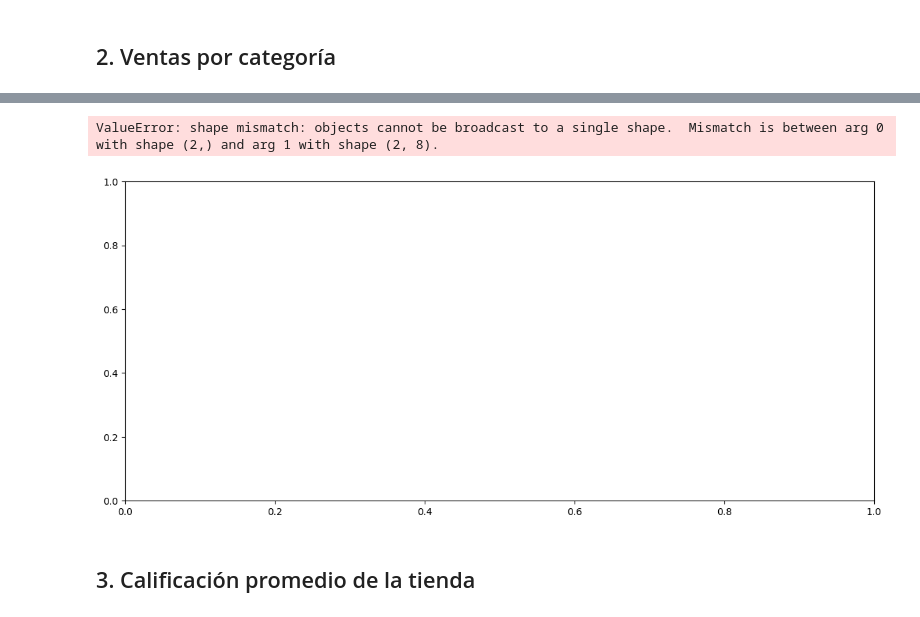
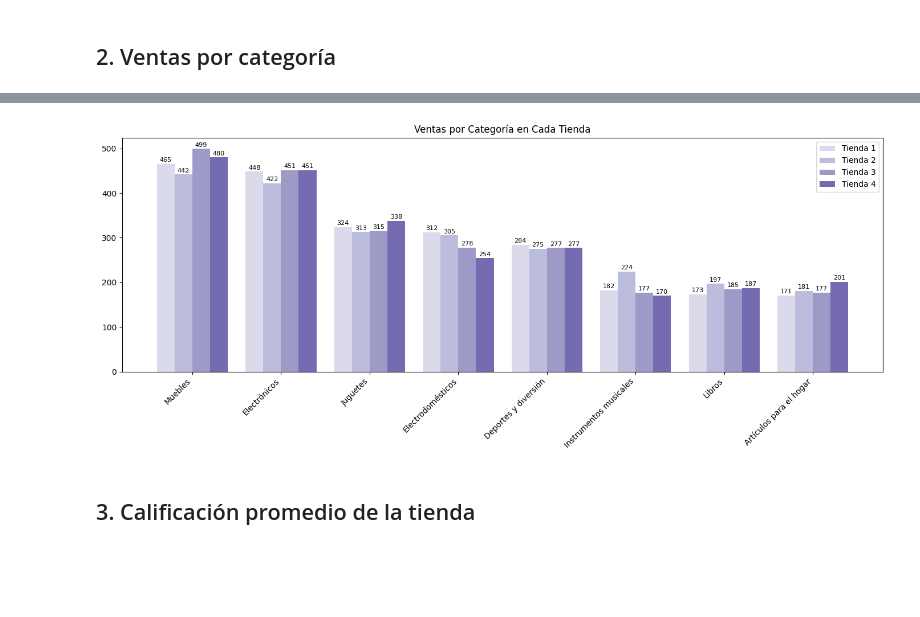
Before and after one commit to Blackpachamame/challenge-alura-store, a Jupyter notebook: AluraStoreLatam.ipynb, the cells around one changed output, grey strips where cells are left out. Saved outputs shown, nothing was run; the diff lists cells and outputs as text; code cells hidden in the pictures; blank space fills up the shorter version.

```diff
--- a/AluraStoreLatam.ipynb
+++ b/AluraStoreLatam.ipynb
@@ -104,47 +104,46 @@ ventas_por_cat
  Instrumentos musicales                              170             75102400.0]
 # %%
 # Categorías (ordenadas como en la primera tienda)
-categorias = list(ventas_por_cat[0].keys())
+categorias = ventas_por_cat[0].index.tolist()
 n_categorias = len(categorias)
 n_tiendas = len(ventas_por_cat)
 
-# Valores por tienda por categoría
-valores = [[ventas[cat] for cat in categorias] for ventas in ventas_por_cat]
+# Valores por tienda por categoría (solo cantidad de productos vendidos)
+valores = [
+    [ventas.loc[cat, 'Cantidad de productos vendidos'] for cat in categorias]
+    for ventas in ventas_por_cat
+]
 
 # Posiciones X y ancho de barras
 x = np.arange(n_categorias)
 width = 0.2
 
 # Crear gráfico
 fig, ax = plt.subplots(figsize=(14, 6))
 
 # Dibujar barras y etiquetas
 for i in range(n_tiendas):
     bars = ax.bar(x + i * width, valores[i], width, label=nombres[i], color=bar_colors[i])
 
-    # Añadir valores encima de cada barra
     for bar in bars:
         height = bar.get_height()
         ax.text(
-            bar.get_x() + bar.get_width() / 2,  # centro de la barra
-            height + 5,                         # un poco encima de la barra
-            f'{int(height)}',                   # valor redondeado
+            bar.get_x() + bar.get_width() / 2,
+            height + 2,
+            f'{int(height)}',
             ha='center', va='bottom', fontsize=8
         )
 
 # Etiquetas y formato
-ax.set_xlabel('Categoría del Producto')
-ax.set_ylabel('Cantidad de Productos Vendidos')
 ax.set_title('Ventas por Categoría en Cada Tienda')
 ax.set_xticks(x + width * (n_tiendas - 1) / 2)
 ax.set_xticklabels(categorias, rotation=45, ha='right')
 ax.legend()
 
 plt.tight_layout()
 plt.show()
 # %% [output]
-ValueError: shape mismatch: objects cannot be broadcast to a single shape.  Mismatch is between arg 0 with shape (2,) and arg 1 with shape (2, 8).
-[figure, old version]
+[figure, new version]
 # %% [markdown]
 ## 3. Calificación promedio de la tienda
 # %%
```
Also changed, not shown: parts of 3 cells of this notebook.
